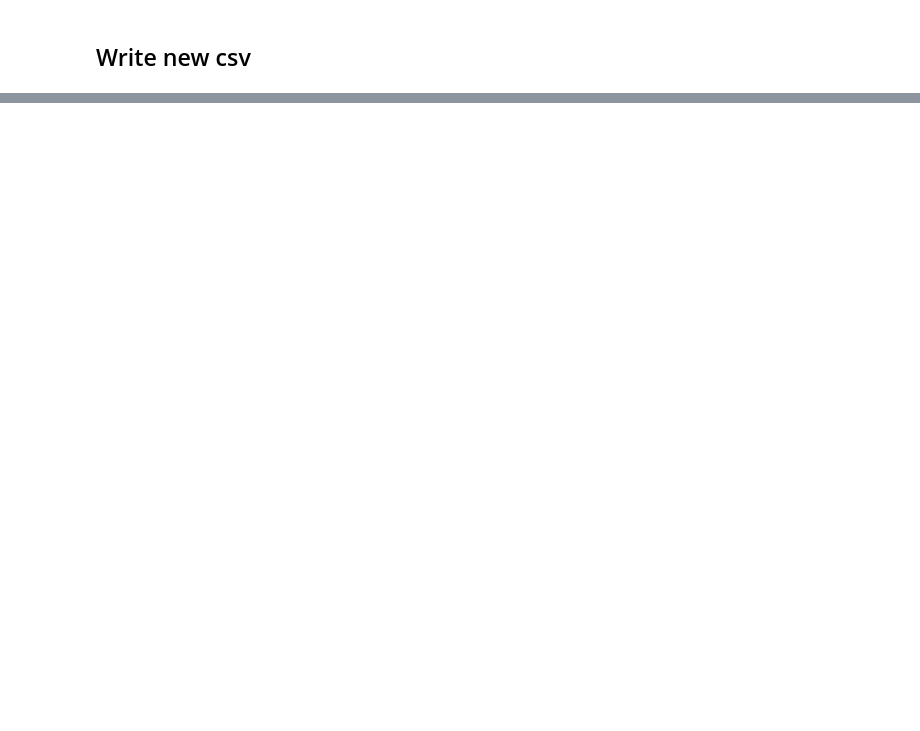
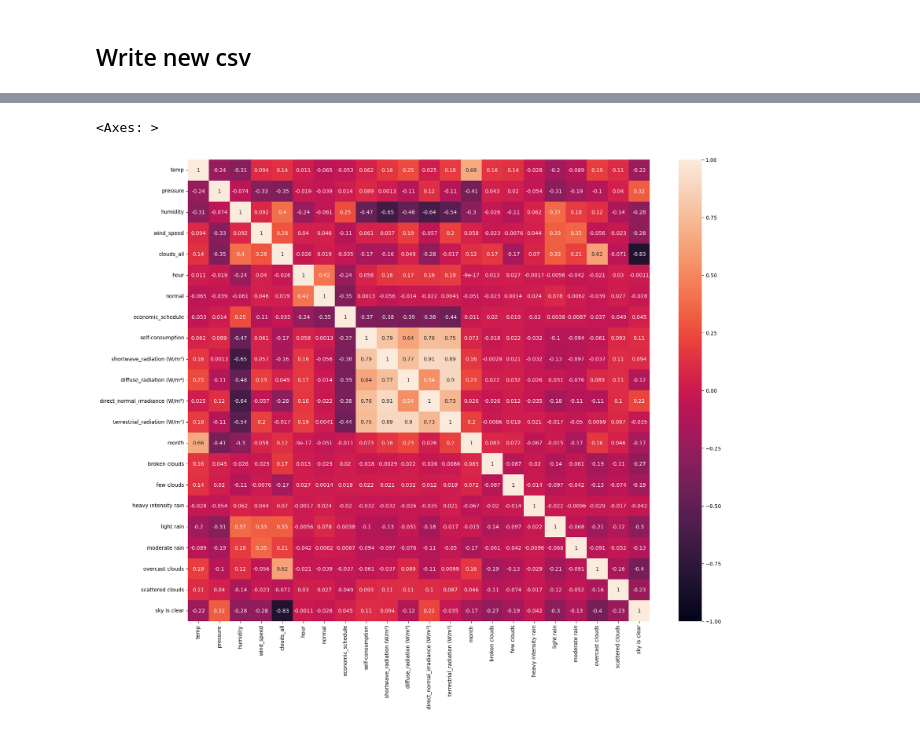
Before and after one commit to goncalobraga27/DAA, a Jupyter notebook: src/parte2/data_preparation/data_preparation2.ipynb, the cells around one changed output, grey strips where cells are left out. Cells and saved outputs as stored; diff of their text form; code cells hidden in the pictures; blank space fills up the shorter version.

```diff
--- a/src/parte2/data_preparation/data_preparation2.ipynb
+++ b/src/parte2/data_preparation/data_preparation2.ipynb
@@ -8,7 +8,8 @@ from sklearn.preprocessing import LabelBinarizer
 # %% [markdown]
 ## Get the data
 # %%
-df = pd.read_csv("../../../datasets/parte2/treino/dataset.csv")
+#df = pd.read_csv("../../../datasets/parte2/treino/dataset.csv")
+df = pd.read_csv("../../../datasets/parte2/teste/dataset.csv")
 # %% [markdown]
 ## Feature engineering
 # %% [markdown]
@@ -45,0 +79,2 @@ df.head()
+# %%
+df.drop('direct_radiation (W/m²)', axis=1, inplace=True)
@@ -45,0 +83,2 @@ df.head()
+# %%
+df.drop(['feels_like', 'temp_min', 'temp_max'], axis=1, inplace=True)
@@ -79,6 +155,9 @@ df.to_csv('../../../datasets/parte2/treino/dataset_prepared.csv', index=False)
 # %%
 corr_matrix = df.corr(numeric_only=True)
-f, ax = plt.subplots(figsize=(10, 8))
+f, ax = plt.subplots(figsize=(20, 16))
 sns.heatmap(corr_matrix, vmin=-1, vmax=1, square=True, annot=True)
+# %% [output]
+<Axes: >
+[figure, added]
 # %%
 #print(corr_matrix['injection'])
```
Also changed, not shown: parts of 12 cells of this notebook, 11 other files.
